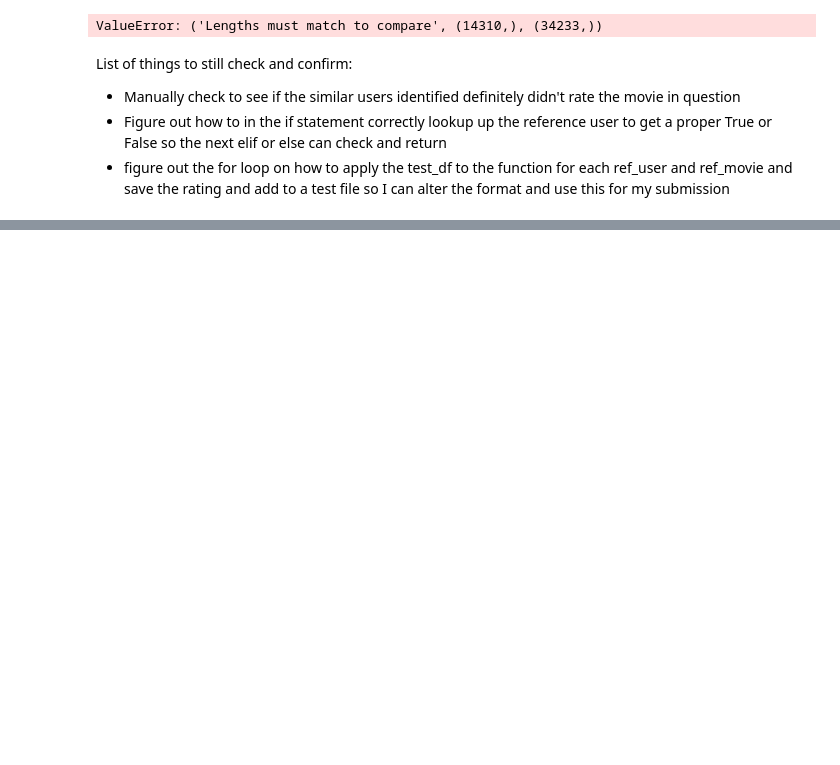
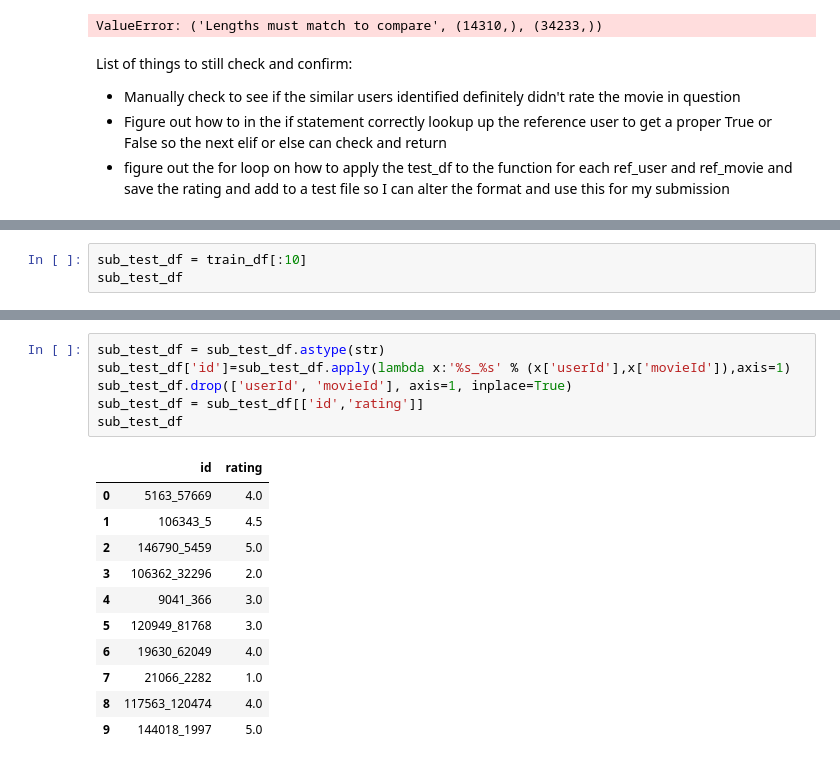
Before and after one commit to mattymill33/unsupervised_predict, a Jupyter notebook: matthew-mill-unsup-predict-1.ipynb, the cells around one changed output, grey strips where cells are left out. Drawn from its saved outputs; the diff is of its cells as text; blank space fills up the shorter version.

```diff
--- a/matthew-mill-unsup-predict-1.ipynb
+++ b/matthew-mill-unsup-predict-1.ipynb
@@ -542,0 +514,3 @@ else:
+# %%
+sub_test_df = train_df[:10]
+sub_test_df
@@ -542,0 +529,18 @@ else:
+# %%
+sub_test_df = sub_test_df.astype(str)
+sub_test_df['id']=sub_test_df.apply(lambda x:'%s_%s' % (x['userId'],x['movieId']),axis=1)
+sub_test_df.drop(['userId', 'movieId'], axis=1, inplace=True)
+sub_test_df = sub_test_df[['id','rating']]
+sub_test_df
+# %% [output]
+|  | id | rating |
+| 0 | 5163_57669 | 4.0 |
+| 1 | 106343_5 | 4.5 |
+| 2 | 146790_5459 | 5.0 |
+| 3 | 106362_32296 | 2.0 |
+| 4 | 9041_366 | 3.0 |
+| 5 | 120949_81768 | 3.0 |
+| 6 | 19630_62049 | 4.0 |
+| 7 | 21066_2282 | 1.0 |
+| 8 | 117563_120474 | 4.0 |
+| 9 | 144018_1997 | 5.0 |
```
Also changed, not shown: parts of 12 cells of this notebook.
